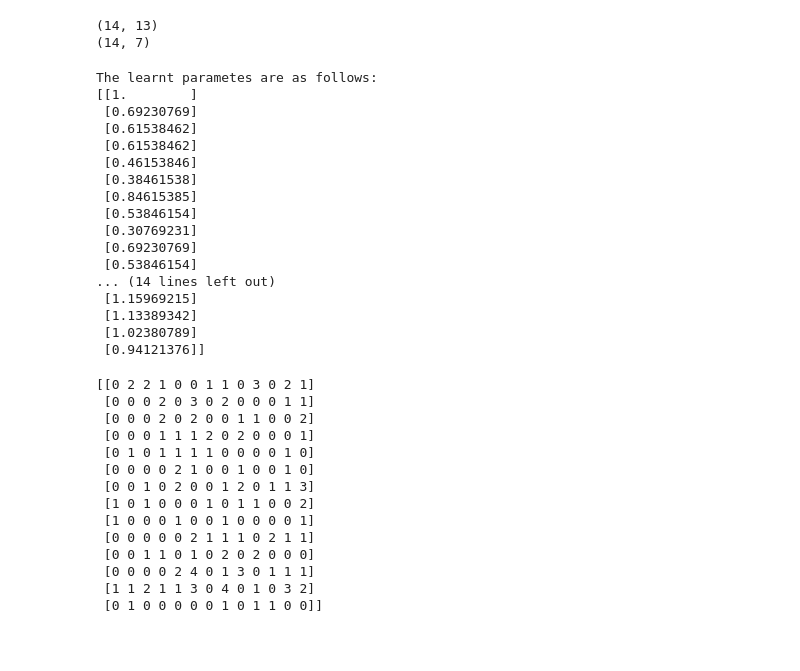
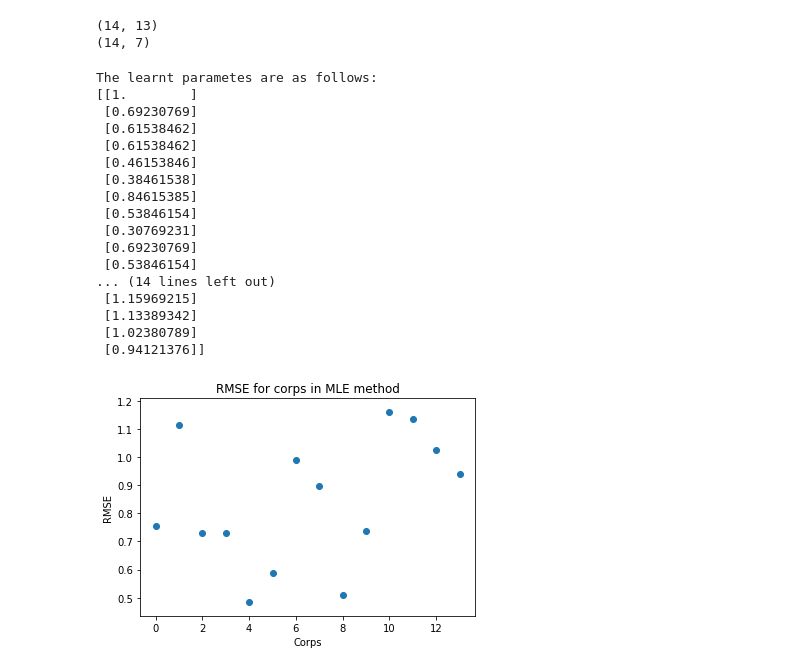
Before and after one commit to ashutoshtiwari128/Riddikulus, a Jupyter notebook: Question3.ipynb, the cells around one changed output. Cells and saved outputs as stored; diff of their text form; code cells hidden in the pictures; blank space fills up the shorter version.

```diff
--- a/Question3.ipynb
+++ b/Question3.ipynb
@@ -51,47 +52,38 @@ print(test_set.shape)
 # %%
 lamda_cap = np.sum(train_set, axis = 1)/float(train_set.shape[1])            #finding lamda_cap using the MLE estimation
 lamda_cap.shape = (train_set.shape[0],1)
 
 #Calculating the Root mean sqrare error on the predictions(lamda_cap) for the test set
 error = np.sqrt(np.sum((test_set-lamda_cap)**2, axis = 1)/float(test_set.shape[1]))
 error.shape = (test_set.shape[0],1)
 
 print('The learnt parametes are as follows:')
 print(lamda_cap)
 print('The RMSE error of the prediction for each corps are as follows:')
 print(error)
+
+
+plt.scatter(np.arange(14), error)
+plt.title("RMSE for corps in MLE method")
+plt.xlabel("Corps")
+plt.ylabel("RMSE")
+plt.show()
 # %% [output]
 The learnt parametes are as follows:
 [[1.        ]
  [0.69230769]
  [0.61538462]
  [0.61538462]
  [0.46153846]
  [0.38461538]
  [0.84615385]
  [0.53846154]
  [0.30769231]
  [0.69230769]
  [0.53846154]
 ... (14 lines left out)
  [1.15969215]
  [1.13389342]
  [1.02380789]
  [0.94121376]]
+[figure, added]
-# %%
-print(train_set)
-# %% [output]
-[[0 2 2 1 0 0 1 1 0 3 0 2 1]
- [0 0 0 2 0 3 0 2 0 0 0 1 1]
- [0 0 0 2 0 2 0 0 1 1 0 0 2]
- [0 0 0 1 1 1 2 0 2 0 0 0 1]
- [0 1 0 1 1 1 1 0 0 0 0 1 0]
- [0 0 0 0 2 1 0 0 1 0 0 1 0]
- [0 0 1 0 2 0 0 1 2 0 1 1 3]
- [1 0 1 0 0 0 1 0 1 1 0 0 2]
- [1 0 0 0 1 0 0 1 0 0 0 0 1]
- [0 0 0 0 0 2 1 1 1 0 2 1 1]
- [0 0 1 1 0 1 0 2 0 2 0 0 0]
- [0 0 0 0 2 4 0 1 3 0 1 1 1]
- [1 1 2 1 1 3 0 4 0 1 0 3 2]
- [0 1 0 0 0 0 0 1 0 1 1 0 0]]
```
Also changed, not shown: parts of 4 cells of this notebook.
